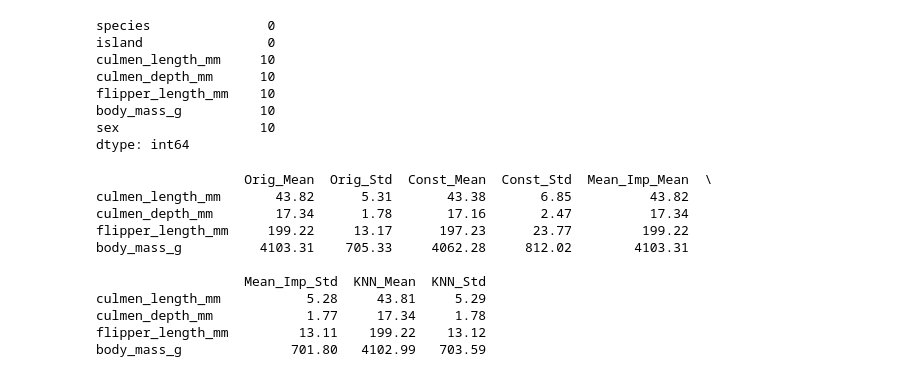
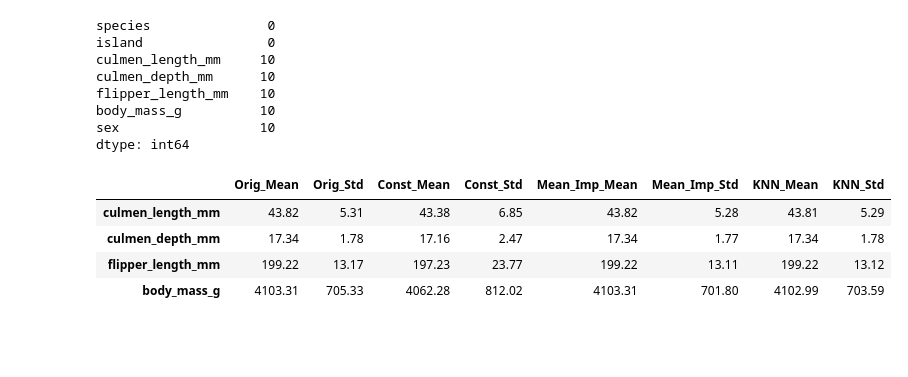
Before and after one commit to JohannFloydmann/MachineLearning, a Jupyter notebook: sis1/sis1.ipynb, the cells around one changed output. Drawn from its saved outputs; the diff is of its cells as text; code cells hidden in the pictures; blank space fills up the shorter version.

```diff
--- a/sis1/sis1.ipynb
+++ b/sis1/sis1.ipynb
@@ -141,38 +140,34 @@ body_mass_g          10
 sex                  10
 dtype: int64
 # %%
+
+from sklearn.impute import KNNImputer
 missing_cols = ['culmen_length_mm', 'culmen_depth_mm', 'flipper_length_mm', 'body_mass_g']
 
 orig_stats = df[missing_cols].agg(['mean', 'std']).T
 orig_stats.columns = ['Orig_Mean', 'Orig_Std']
 
 # Constant Imputation
 df_const = df[missing_cols].fillna(0)
 const_stats = df_const.agg(['mean', 'std']).T
 const_stats.columns = ['Const_Mean', 'Const_Std']
 
 # Mean Imputation
 df_mean = df[missing_cols].fillna(df[missing_cols].mean())
 mean_stats = df_mean.agg(['mean', 'std']).T
 mean_stats.columns = ['Mean_Imp_Mean', 'Mean_Imp_Std']
 
 # KNN Predictive Imputation
 knn_imputer = KNNImputer(n_neighbors=5)
 df_knn = pd.DataFrame(knn_imputer.fit_transform(df[missing_cols]), columns=missing_cols)
 knn_stats = df_knn.agg(['mean', 'std']).T
 knn_stats.columns = ['KNN_Mean', 'KNN_Std']
 
 comparison_df = pd.concat([orig_stats, const_stats, mean_stats, knn_stats], axis=1)
-print(comparison_df.round(2))
+comparison_df.round(2)
 # %% [output]
-                   Orig_Mean  Orig_Std  Const_Mean  Const_Std  Mean_Imp_Mean  \
-culmen_length_mm       43.82      5.31       43.38       6.85          43.82
-culmen_depth_mm        17.34      1.78       17.16       2.47          17.34
-flipper_length_mm     199.22     13.17      197.23      23.77         199.22
-body_mass_g          4103.31    705.33     4062.28     812.02        4103.31
-
-                   Mean_Imp_Std  KNN_Mean  KNN_Std
-culmen_length_mm           5.28     43.81     5.29
-culmen_depth_mm            1.77     17.34     1.78
-flipper_length_mm         13.11    199.22    13.12
-body_mass_g              701.80   4102.99   703.59
+|  | Orig_Mean | Orig_Std | Const_Mean | Const_Std | Mean_Imp_Mean | Mean_Imp_Std | KNN_Mean | KNN_Std |
+| culmen_length_mm | 43.82 | 5.31 | 43.38 | 6.85 | 43.82 | 5.28 | 43.81 | 5.29 |
+| culmen_depth_mm | 17.34 | 1.78 | 17.16 | 2.47 | 17.34 | 1.77 | 17.34 | 1.78 |
+| flipper_length_mm | 199.22 | 13.17 | 197.23 | 23.77 | 199.22 | 13.11 | 199.22 | 13.12 |
+| body_mass_g | 4103.31 | 705.33 | 4062.28 | 812.02 | 4103.31 | 701.80 | 4102.99 | 703.59 |
```
Also changed, not shown: parts of 11 cells of this notebook.
